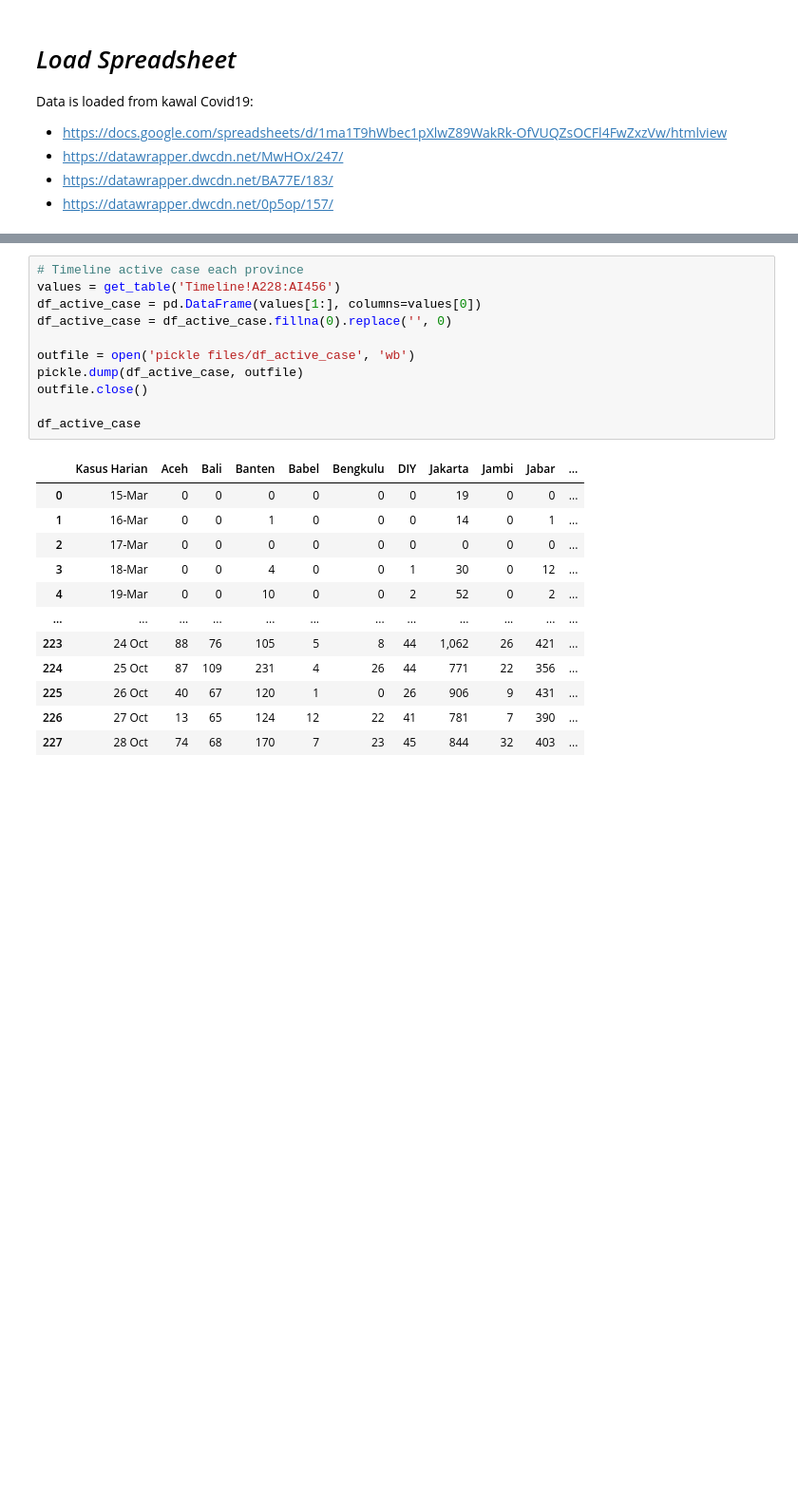
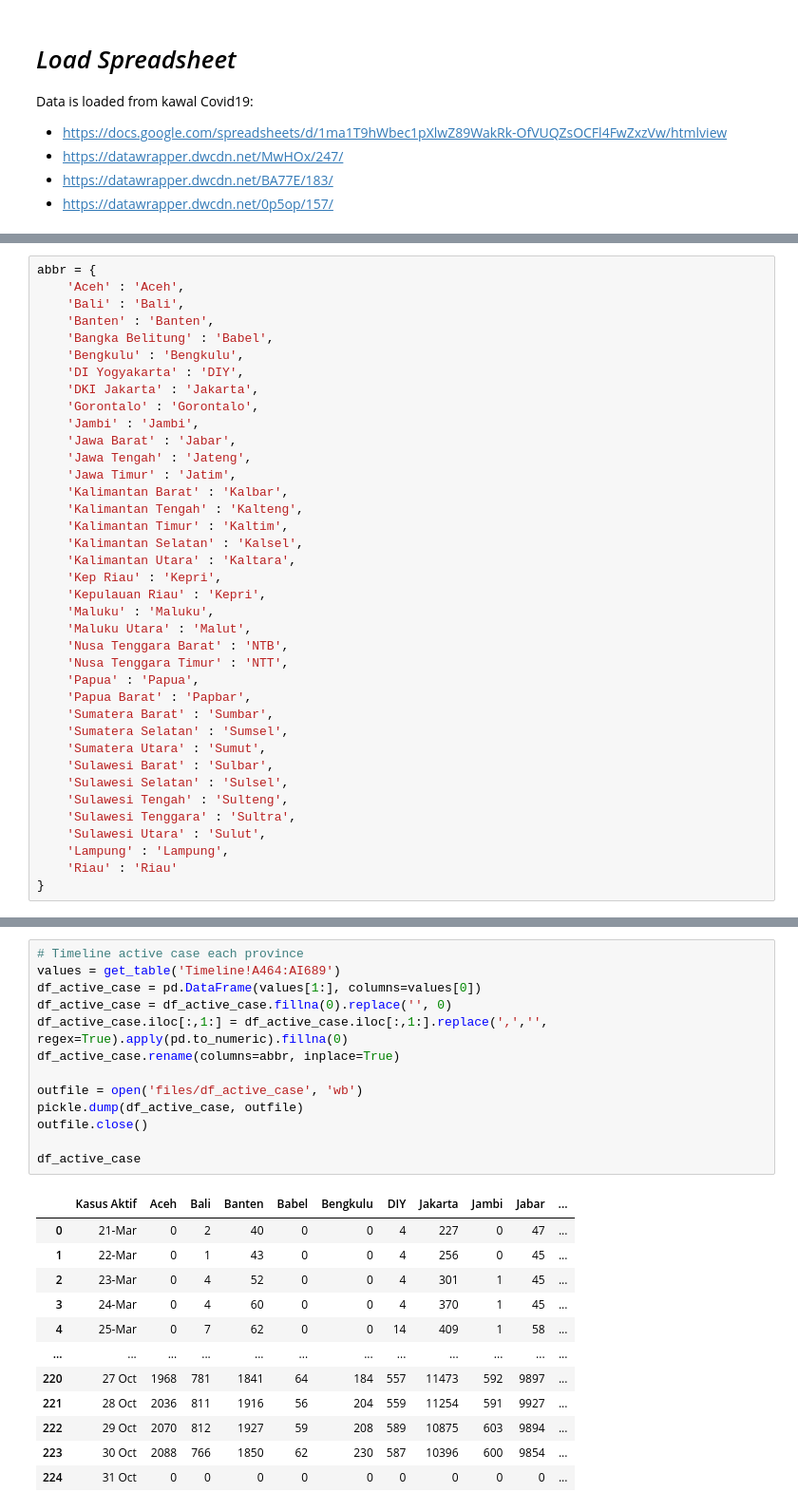
Before and after one commit to rahmalianto/Indonesian-Covid-Analysis, a Jupyter notebook: 1. Indonesian COVID19 Analysis - Load data.ipynb, the cells around one changed output, grey strips where cells are left out. Shown at 95% size. Drawn from its saved outputs; the diff is of its cells as text; blank space fills up the shorter version.

```diff
--- a/1. Indonesian COVID19 Analysis - Load data.ipynb
+++ b/1. Indonesian COVID19 Analysis - Load data.ipynb
@@ -61,2 +63,40 @@ def get_table(area):
+# %%
+abbr = {
+    'Aceh' : 'Aceh',
+    'Bali' : 'Bali',
+    'Banten' : 'Banten',
+    'Bangka Belitung' : 'Babel',
+    'Bengkulu' : 'Bengkulu',
+    'DI Yogyakarta' : 'DIY',
+    'DKI Jakarta' : 'Jakarta',
+    'Gorontalo' : 'Gorontalo',
+    'Jambi' : 'Jambi',
+    'Jawa Barat' : 'Jabar',
+    'Jawa Tengah' : 'Jateng',
+    'Jawa Timur' : 'Jatim',
+    'Kalimantan Barat' : 'Kalbar',
+    'Kalimantan Tengah' : 'Kalteng',
+    'Kalimantan Timur' : 'Kaltim',
+    'Kalimantan Selatan' : 'Kalsel',
+    'Kalimantan Utara' : 'Kaltara',
+    'Kep Riau' : 'Kepri',
+    'Kepulauan Riau' : 'Kepri',
+    'Maluku' : 'Maluku',
+    'Maluku Utara' : 'Malut',
+    'Nusa Tenggara Barat' : 'NTB',
+    'Nusa Tenggara Timur' : 'NTT',
+    'Papua' : 'Papua',
+    'Papua Barat' : 'Papbar',
+    'Sumatera Barat' : 'Sumbar',
+    'Sumatera Selatan' : 'Sumsel',
+    'Sumatera Utara' : 'Sumut',
+    'Sulawesi Barat' : 'Sulbar',
+    'Sulawesi Selatan' : 'Sulsel',
+    'Sulawesi Tengah' : 'Sulteng',
+    'Sulawesi Tenggara' : 'Sultra',
+    'Sulawesi Utara' : 'Sulut',
+    'Lampung' : 'Lampung',
+    'Riau' : 'Riau'
+}
 # %%
 # Daily statistics
@@ -217,24 +264,26 @@ df_daily_case
 # %%
 # Timeline active case each province
-values = get_table('Timeline!A228:AI456')
+values = get_table('Timeline!A464:AI689')
 df_active_case = pd.DataFrame(values[1:], columns=values[0])
 df_active_case = df_active_case.fillna(0).replace('', 0)
+df_active_case.iloc[:,1:] = df_active_case.iloc[:,1:].replace(',','', regex=True).apply(pd.to_numeric).fillna(0)
+df_active_case.rename(columns=abbr, inplace=True)
 
-outfile = open('pickle files/df_active_case', 'wb')
+outfile = open('files/df_active_case', 'wb')
 pickle.dump(df_active_case, outfile)
 outfile.close()
 
 df_active_case
 # %% [output]
-|  | Kasus Harian | Aceh | Bali | Banten | Babel | Bengkulu | DIY | Jakarta | Jambi | Jabar | ... |
-| 0 | 15-Mar | 0 | 0 | 0 | 0 | 0 | 0 | 19 | 0 | 0 | ... |
-| 1 | 16-Mar | 0 | 0 | 1 | 0 | 0 | 0 | 14 | 0 | 1 | ... |
-| 2 | 17-Mar | 0 | 0 | 0 | 0 | 0 | 0 | 0 | 0 | 0 | ... |
-| 3 | 18-Mar | 0 | 0 | 4 | 0 | 0 | 1 | 30 | 0 | 12 | ... |
-| 4 | 19-Mar | 0 | 0 | 10 | 0 | 0 | 2 | 52 | 0 | 2 | ... |
+|  | Kasus Aktif | Aceh | Bali | Banten | Babel | Bengkulu | DIY | Jakarta | Jambi | Jabar | ... |
+| 0 | 21-Mar | 0 | 2 | 40 | 0 | 0 | 4 | 227 | 0 | 47 | ... |
+| 1 | 22-Mar | 0 | 1 | 43 | 0 | 0 | 4 | 256 | 0 | 45 | ... |
+| 2 | 23-Mar | 0 | 4 | 52 | 0 | 0 | 4 | 301 | 1 | 45 | ... |
+| 3 | 24-Mar | 0 | 4 | 60 | 0 | 0 | 4 | 370 | 1 | 45 | ... |
+| 4 | 25-Mar | 0 | 7 | 62 | 0 | 0 | 14 | 409 | 1 | 58 | ... |
 | ... | ... | ... | ... | ... | ... | ... | ... | ... | ... | ... | ... |
-| 223 | 24 Oct | 88 | 76 | 105 | 5 | 8 | 44 | 1,062 | 26 | 421 | ... |
-| 224 | 25 Oct | 87 | 109 | 231 | 4 | 26 | 44 | 771 | 22 | 356 | ... |
-| 225 | 26 Oct | 40 | 67 | 120 | 1 | 0 | 26 | 906 | 9 | 431 | ... |
-| 226 | 27 Oct | 13 | 65 | 124 | 12 | 22 | 41 | 781 | 7 | 390 | ... |
-| 227 | 28 Oct | 74 | 68 | 170 | 7 | 23 | 45 | 844 | 32 | 403 | ... |
+| 220 | 27 Oct | 1968 | 781 | 1841 | 64 | 184 | 557 | 11473 | 592 | 9897 | ... |
+| 221 | 28 Oct | 2036 | 811 | 1916 | 56 | 204 | 559 | 11254 | 591 | 9927 | ... |
+| 222 | 29 Oct | 2070 | 812 | 1927 | 59 | 208 | 589 | 10875 | 603 | 9894 | ... |
+| 223 | 30 Oct | 2088 | 766 | 1850 | 62 | 230 | 587 | 10396 | 600 | 9854 | ... |
+| 224 | 31 Oct | 0 | 0 | 0 | 0 | 0 | 0 | 0 | 0 | 0 | ... |
```
Also changed, not shown: parts of 14 cells of this notebook, 16 other files.
